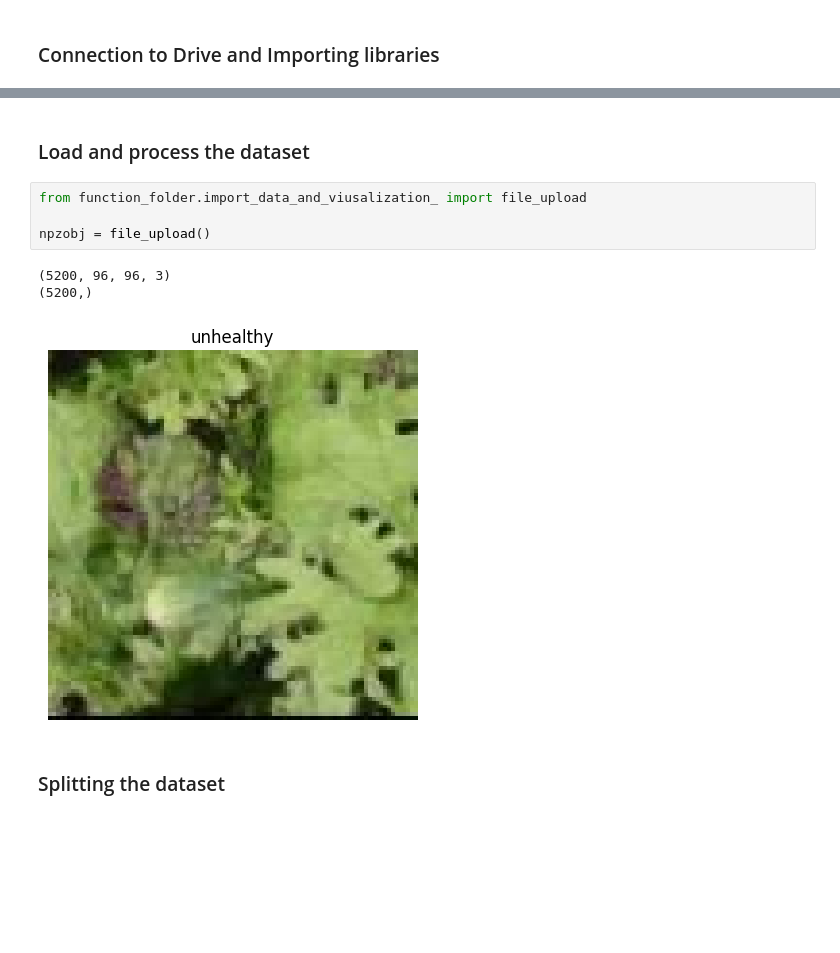
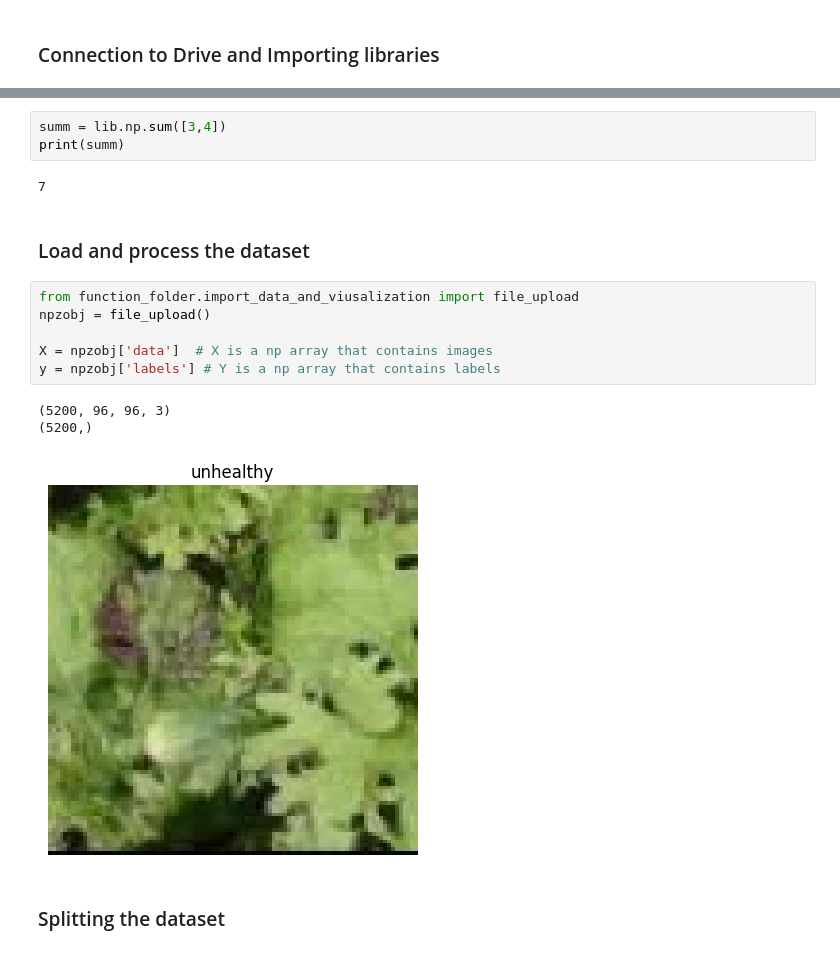
Before and after one commit to FilippoIspanico/ANNDL, a Jupyter notebook: Homework1/Homework_1_main.ipynb, the cells around one changed output, grey strips where cells are left out. Drawn from its saved outputs; the diff is of its cells as text; blank space fills up the shorter version.

```diff
--- a/Homework1/Homework_1_main.ipynb
+++ b/Homework1/Homework_1_main.ipynb
@@ -15,12 +22,19 @@ librarys_upload()
+# %%
+summ = lib.np.sum([3,4])
+print(summ)
+# %% [output]
+7
 # %% [markdown]
 ### Load and process the dataset
-# %%
-from function_folder.import_data_and_viusalization_ import file_upload
-
-npzobj = file_upload()
-# %% [output]
-(5200, 96, 96, 3)
-(5200,)
-[figure, removed]
+# %%
+from function_folder.import_data_and_viusalization import file_upload
+npzobj = file_upload()
+
+X = npzobj['data']  # X is a np array that contains images
+y = npzobj['labels'] # Y is a np array that contains labels
+# %% [output]
+(5200, 96, 96, 3)
+(5200,)
+[figure, added]
 # %% [markdown]
 ### Splitting the dataset
```
Also changed, not shown: parts of 8 cells of this notebook, 7 other files.
